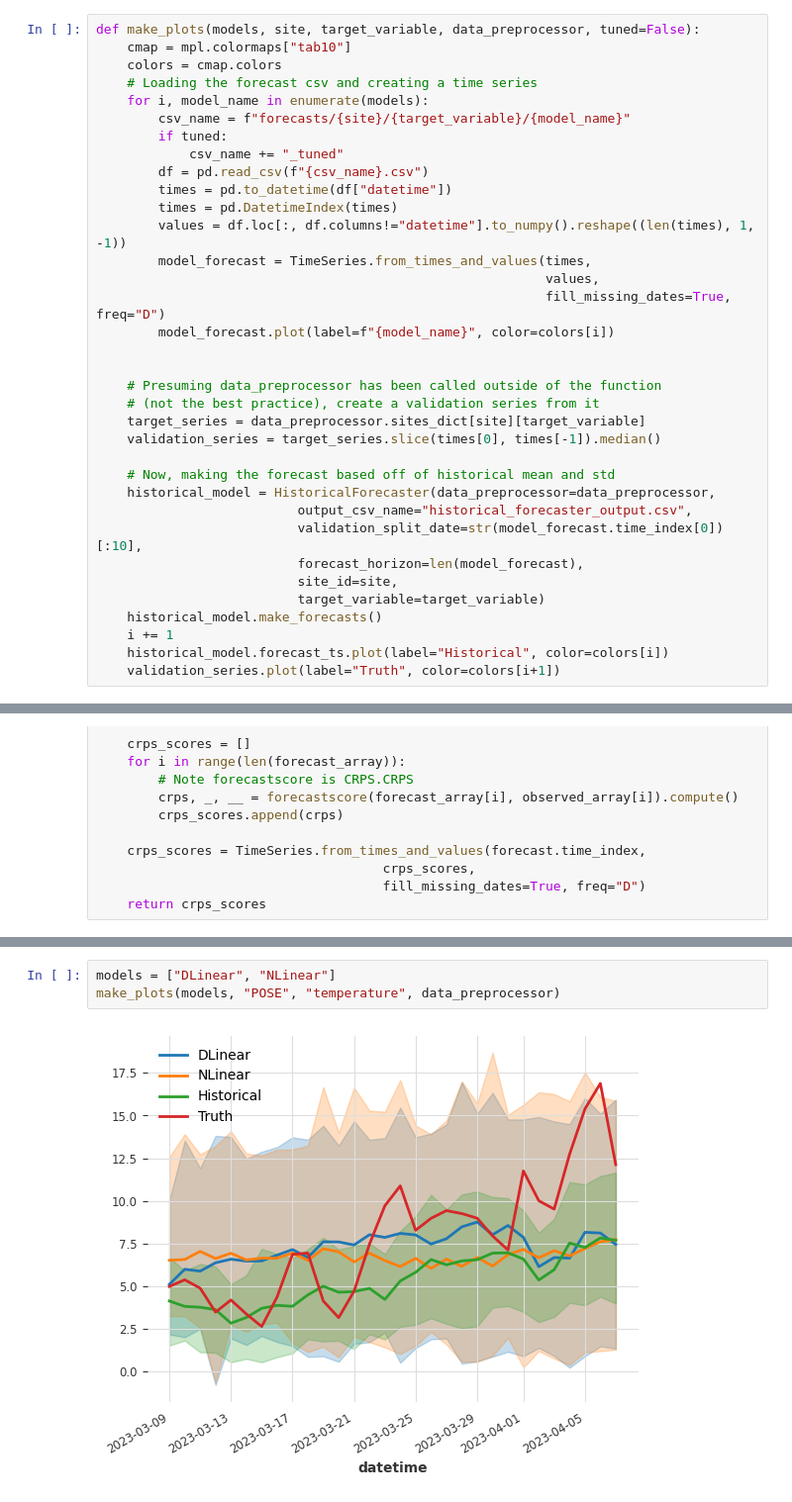
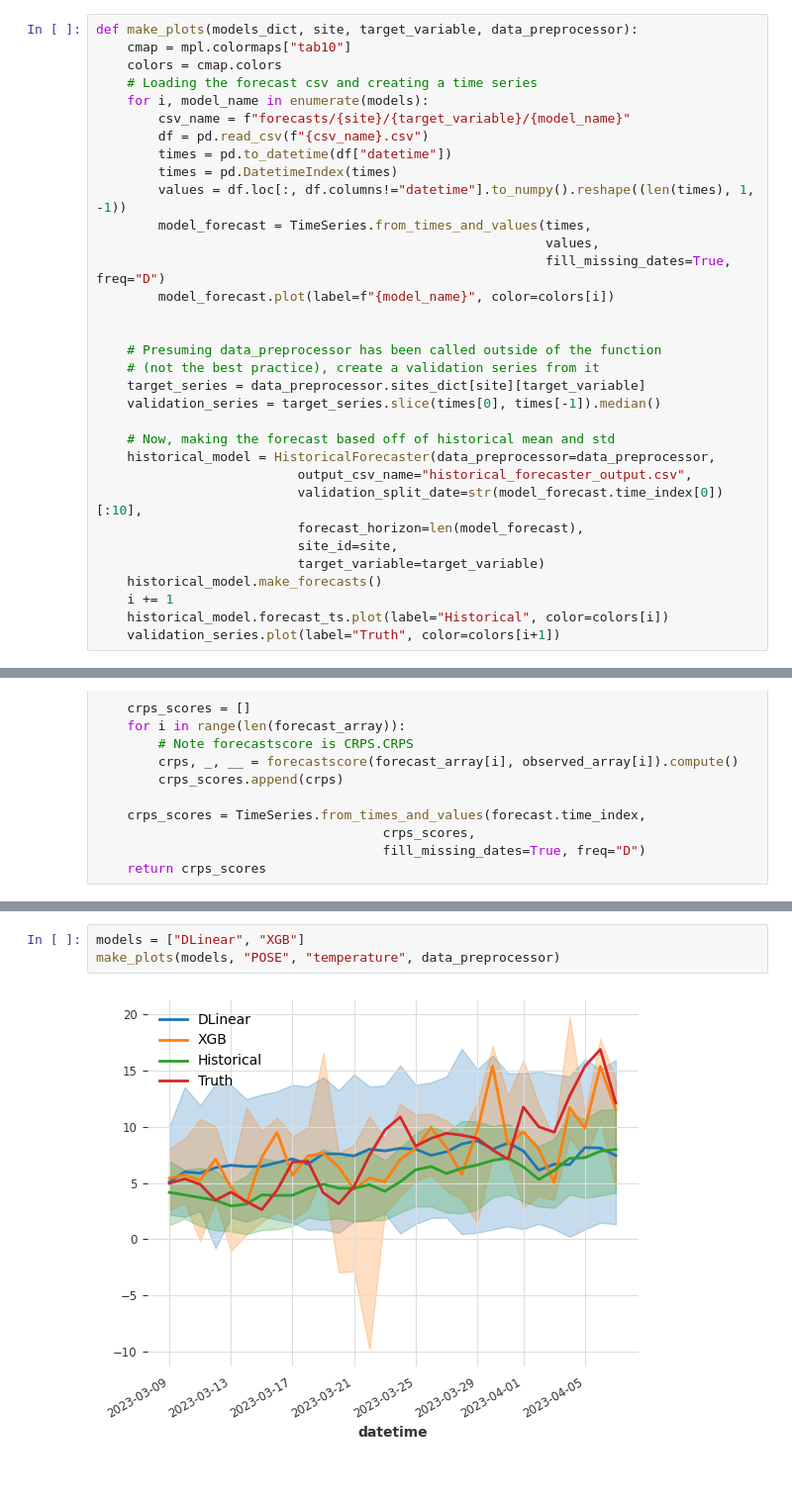
Before and after one commit to boettiger-lab/neon4cast-darts-submit, a Jupyter notebook: Plotting.ipynb, the cells around one changed output, grey strips where cells are left out. Shown at 99% size. Drawn from its saved outputs; the diff is of its cells as text.

```diff
--- a/Plotting.ipynb
+++ b/Plotting.ipynb
@@ -50,14 +55,12 @@ data_preprocessor.plot_by_site("POSE")
 [figure]
 [figure]
 # %%
-def make_plots(models, site, target_variable, data_preprocessor, tuned=False):
+def make_plots(models_dict, site, target_variable, data_preprocessor):
     cmap = mpl.colormaps["tab10"]
     colors = cmap.colors
     # Loading the forecast csv and creating a time series
     for i, model_name in enumerate(models):
         csv_name = f"forecasts/{site}/{target_variable}/{model_name}"
-        if tuned:
-            csv_name += "_tuned"
         df = pd.read_csv(f"{csv_name}.csv")
         times = pd.to_datetime(df["datetime"])
         times = pd.DatetimeIndex(times)
@@ -159,5 +188,5 @@ You are transforming a stochastic TimeSeries (i.e., contains several samples). T
 # %%
-models = ["DLinear", "NLinear"]
+models = ["DLinear", "XGB"]
 make_plots(models, "POSE", "temperature", data_preprocessor)
 # %% [output]
-[figure, old version]
+[figure, new version]
```
Also changed, not shown: parts of 12 cells of this notebook, 19 other files.
